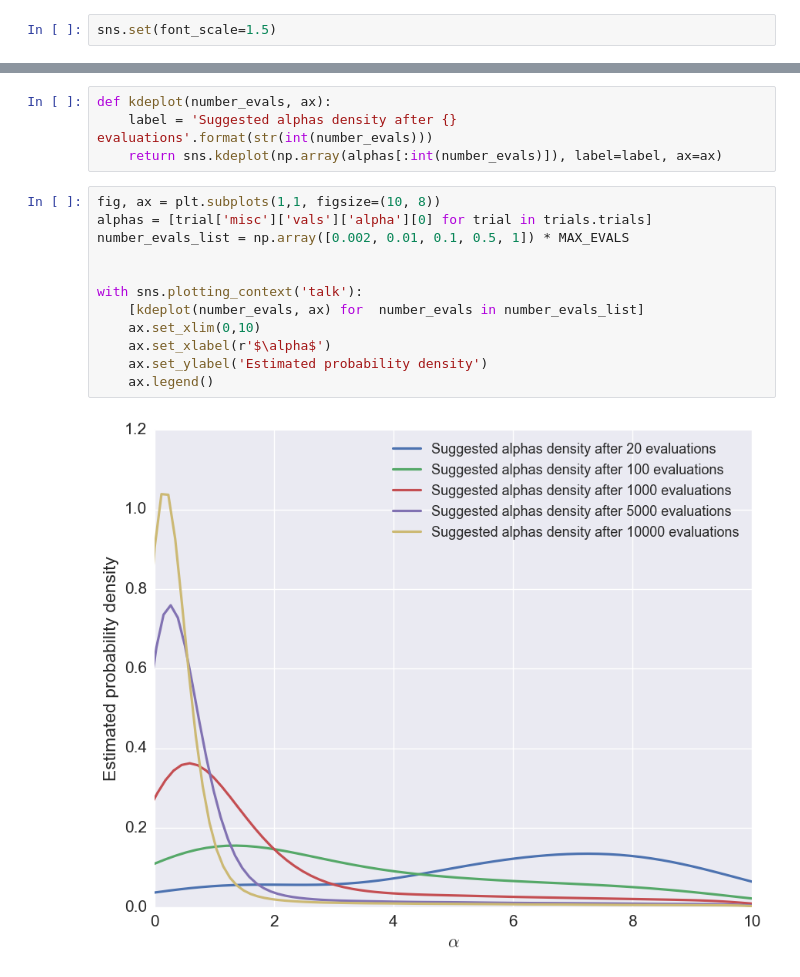
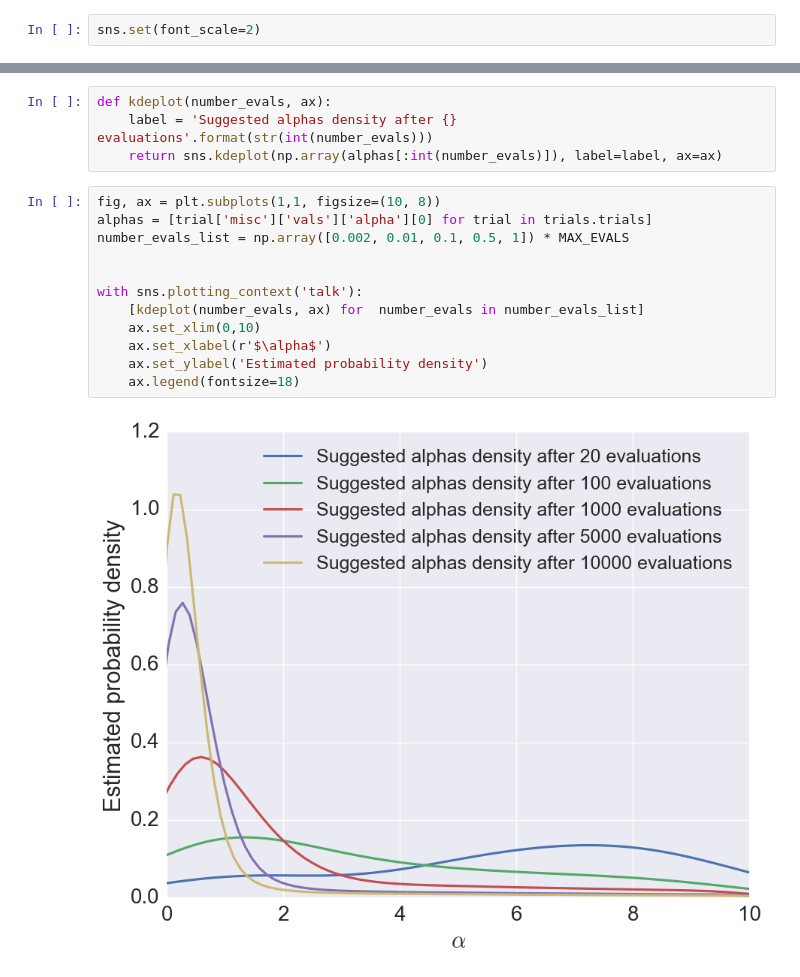
Before and after one commit to yassineAlouini/hyperparameters-optimization, a Jupyter notebook: notebooks/simple_hyperopt_example.ipynb, the cells around one changed output, grey strips where cells are left out. Drawn from its saved outputs; the diff is of its cells as text.

Commit message:
Bigger graphs

```diff
--- a/notebooks/simple_hyperopt_example.ipynb
+++ b/notebooks/simple_hyperopt_example.ipynb
@@ -17,7 +17,7 @@ import matplotlib.pyplot as plt
 import seaborn as sns
 % matplotlib inline
 # %%
-sns.set(font_scale=1.5)
+sns.set(font_scale=2)
 # %%
 MAX_EVALS = 10000 # With this value, it will take ~20 minutes to run the hyperopt optimization code
 # %% [markdown]
@@ -69,14 +69,14 @@ def kdeplot(number_evals, ax):
 # %%
 fig, ax = plt.subplots(1,1, figsize=(10, 8))
 alphas = [trial['misc']['vals']['alpha'][0] for trial in trials.trials]
 number_evals_list = np.array([0.002, 0.01, 0.1, 0.5, 1]) * MAX_EVALS
 
 
 with sns.plotting_context('talk'):
     [kdeplot(number_evals, ax) for  number_evals in number_evals_list]
     ax.set_xlim(0,10)
     ax.set_xlabel(r'$\alpha$')
     ax.set_ylabel('Estimated probability density')
-    ax.legend()
+    ax.legend(fontsize=18)
 # %% [output]
-[figure, old version]
+[figure, new version]
```
Also changed, not shown: 1 other file.
